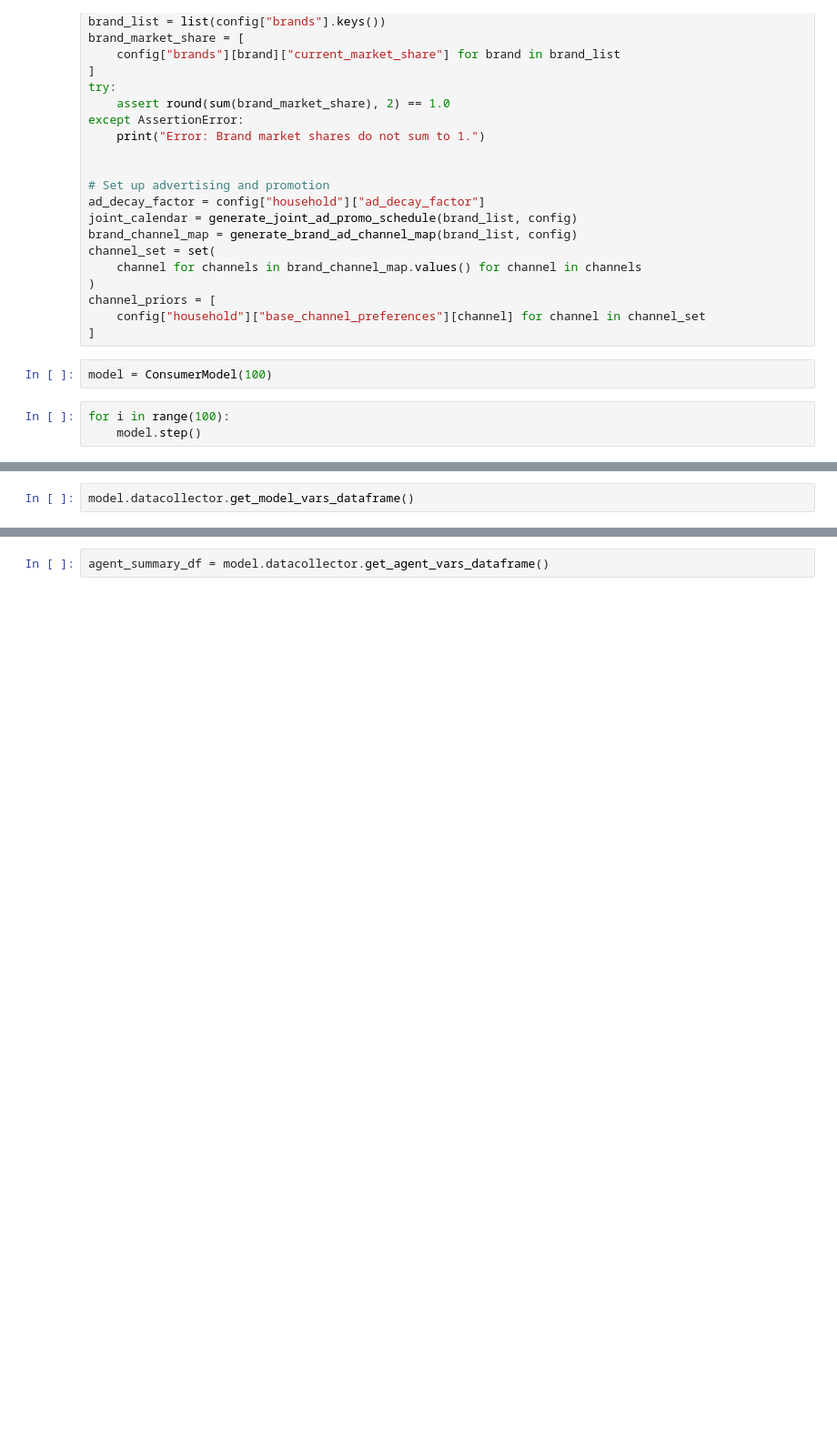
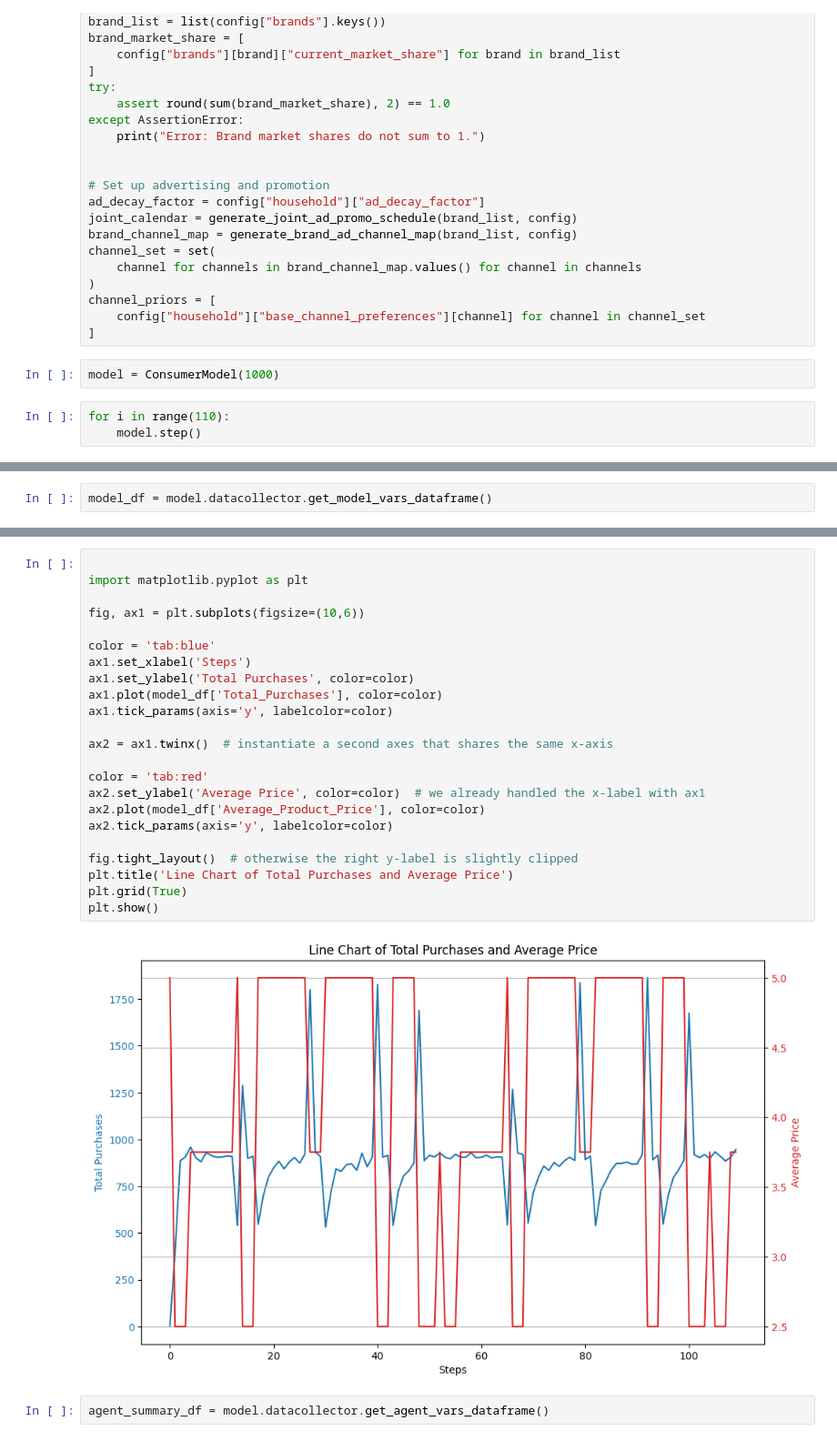
Before and after one commit to mcfitzgerald/consumer-abm, a Jupyter notebook: test_new_agents.ipynb, the cells around one changed output, grey strips where cells are left out. Shown: that part at 91% size. Drawn from its saved outputs; the diff is of its cells as text; blank space fills up the shorter version.

```diff
--- a/test_new_agents.ipynb
+++ b/test_new_agents.ipynb
@@ -34,7 +34,7 @@ channel_priors = [
     config["household"]["base_channel_preferences"][channel] for channel in channel_set
 ]
 # %%
-model = ConsumerModel(100)
+model = ConsumerModel(1000)
 # %%
-for i in range(100):
+for i in range(110):
     model.step()
@@ -59,2 +41,2 @@ for i in range(100):
 # %%
-model.datacollector.get_model_vars_dataframe()
+model_df = model.datacollector.get_model_vars_dataframe()
@@ -75,3 +59,28 @@ model.datacollector.get_model_vars_dataframe()
+# %%
+
+import matplotlib.pyplot as plt
+
+fig, ax1 = plt.subplots(figsize=(10,6))
+
+color = 'tab:blue'
+ax1.set_xlabel('Steps')
+ax1.set_ylabel('Total Purchases', color=color)
+ax1.plot(model_df['Total_Purchases'], color=color)
+ax1.tick_params(axis='y', labelcolor=color)
+
+ax2 = ax1.twinx()  # instantiate a second axes that shares the same x-axis
+
+color = 'tab:red'
+ax2.set_ylabel('Average Price', color=color)  # we already handled the x-label with ax1
+ax2.plot(model_df['Average_Product_Price'], color=color)
+ax2.tick_params(axis='y', labelcolor=color)
+
+fig.tight_layout()  # otherwise the right y-label is slightly clipped
+plt.title('Line Chart of Total Purchases and Average Price')
+plt.grid(True)
+plt.show()
+# %% [output]
+[figure, added]
 # %%
 agent_summary_df = model.datacollector.get_agent_vars_dataframe()
 # %%
```
Also changed, not shown: parts of 3 cells of this notebook.
